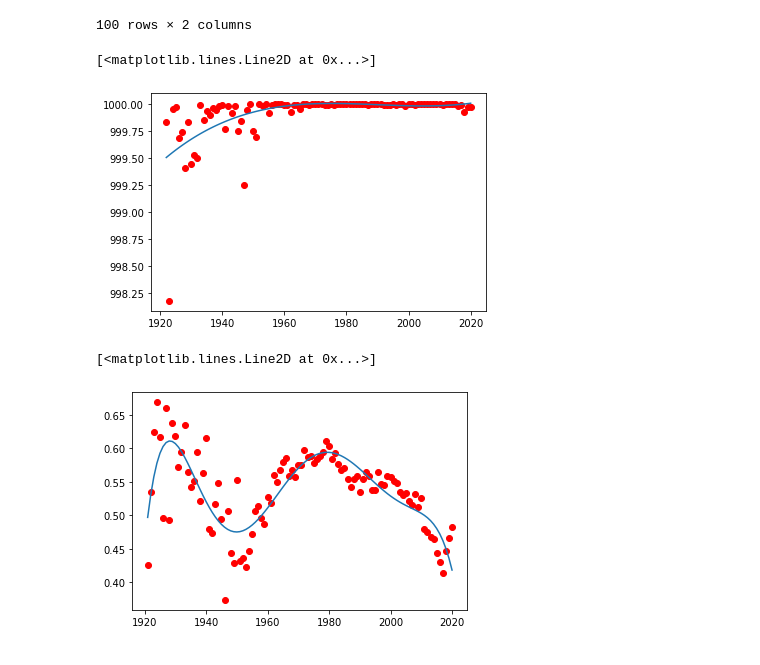
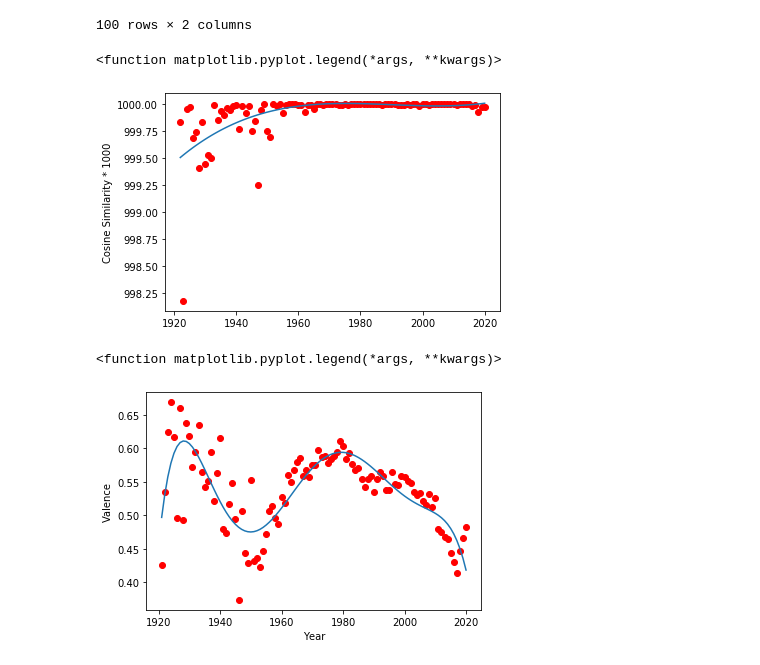
Before and after one commit to Wichaelian/ICM-2021, a Jupyter notebook: 2021_ICM_Problem_D_Data/Bullet 5.ipynb, the cells around one changed output. Cells and saved outputs as stored; diff of their text form; code cells hidden in the pictures.

```diff
--- a/2021_ICM_Problem_D_Data/Bullet 5.ipynb
+++ b/2021_ICM_Problem_D_Data/Bullet 5.ipynb
@@ -281,3 +288,3 @@ for i in range(5):
 # %%
-years['party'] = years['loudness'] + 0.3*years['tempo'] + years['danceability']
-full['party'] = full['loudness'] + 0.3*full['tempo'] + full['danceability']
+years['party'] = years['loudness'] + years['danceability'] + years['energy']
+full['party'] = full['loudness'] + full['danceability'] + years['energy']
@@ -355,18 +373,24 @@ transitions
 | 83 | 2004 | 999.999947 |
 100 rows × 2 columns
 # %%
+#transition graph
 year = transitions['year'][1:]
 attribute = transitions['Cosine Similarity to Previous Year'][1:]
 plt.plot(year, attribute, 'ro')
 plt.plot(np.unique(year), np.poly1d(np.polyfit(year, attribute, 3))(np.unique(year)))
+plt.ylabel('Cosine Similarity * 1000')
+plt.legend
 # %% [output]
-[<matplotlib.lines.Line2D at 0x...>]
+<function matplotlib.pyplot.legend(*args, **kwargs)>
-[figure, old version]
+[figure, new version]
 # %%
 year = years['year']
 attribute = years['valence']
 plt.plot(year, attribute, 'ro')
-plt.plot(np.unique(year), np.poly1d(np.polyfit(year, attribute, 7))(np.unique(year)))
+plt.plot(np.unique(year), np.poly1d(np.polyfit(year, attribute, 7))(np.unique(year)), label='Valence')
+plt.ylabel('Valence')
+plt.xlabel('Year')
+plt.legend
 # %% [output]
-[<matplotlib.lines.Line2D at 0x...>]
+<function matplotlib.pyplot.legend(*args, **kwargs)>
-[figure, old version]
+[figure, new version]
```
Also changed, not shown: parts of 10 cells of this notebook.
